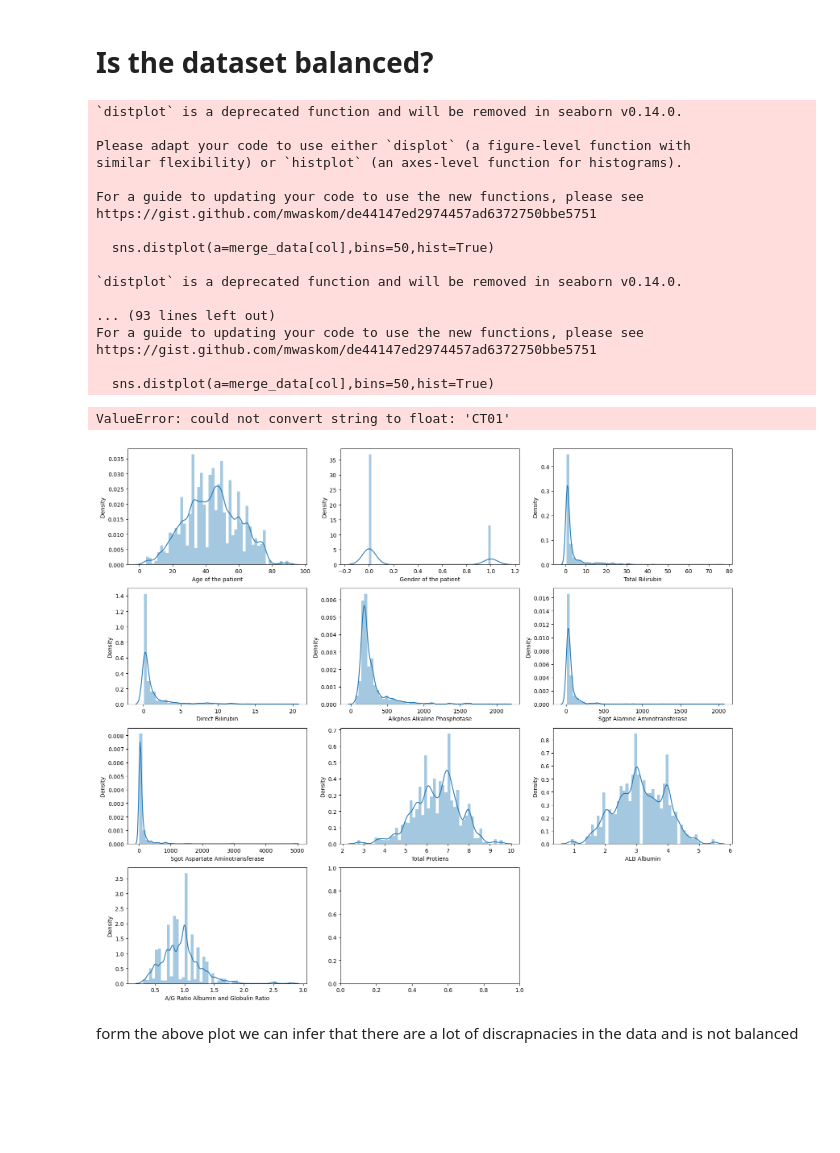
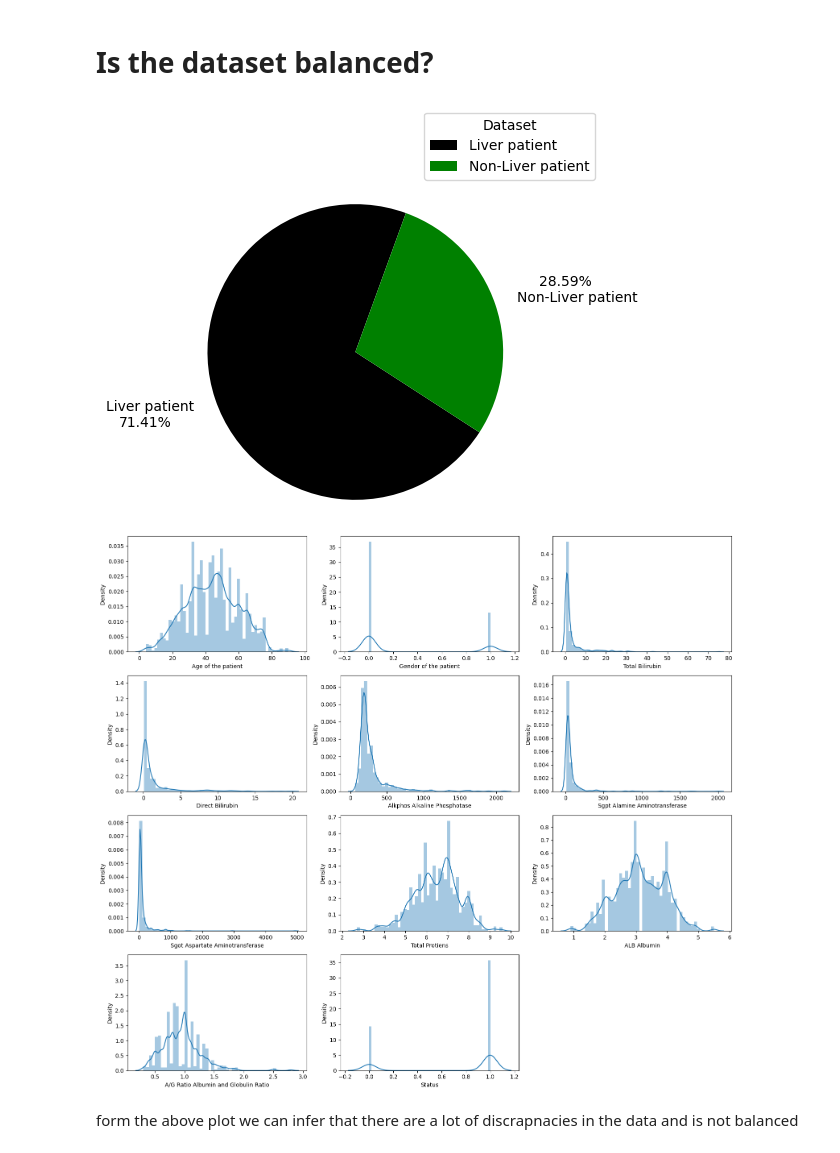
Before and after one commit to swharesh/Capstone-AIacademy, a Jupyter notebook: final.ipynb, the cells around one changed output. Drawn from its saved outputs; the diff is of its cells as text; code cells hidden in the pictures; blank space fills up the shorter version.

```diff
--- a/final.ipynb
+++ b/final.ipynb
@@ -65,32 +67,28 @@ merge_data.loc[merge_data["Gender of the patient"]=="Female","Gender of the pati
 merge_data.loc[merge_data["Gender of the patient"]=="Male","Gender of the patient"]=0
 # %% [markdown]
 # Is the dataset balanced?
+# %%
+fig = plt.figure(figsize=(5,4))
+plt.pie(merge_data['Status'].value_counts(),labels=['Liver patient','Non-Liver patient'],radius=1.2,
+colors = ['black','green'],autopct='%1.2f%%',pctdistance=1.5 ,labeldistance=1.15,startangle =70)
+
+plt.legend(title = 'Dataset',loc='upper right', bbox_to_anchor=(1.3,1.3))
+plt.show()
+# %% [output]
+[figure, added]
+# %%
+numb_col=['Age of the patient', 'Gender of the patient', 'Total Bilirubin',
+       'Direct Bilirubin', 'Alkphos Alkaline Phosphotase',
+       'Sgpt Alamine Aminotransferase', 'Sgot Aspartate Aminotransferase',
+       'Total Protiens', 'ALB Albumin', 'A/G Ratio Albumin and Globulin Ratio','Status']
 # %%
 plt.figure(figsize=(16,14))
-for i,col in enumerate(merge_data.columns):
+for i,col in enumerate(merge_data[numb_col].columns):
     plt.subplot(4,3,i+1)
     sns.distplot(a=merge_data[col],bins=50,hist=True)
     plt.tight_layout()
 # %% [output]
-`distplot` is a deprecated function and will be removed in seaborn v0.14.0.
-
-Please adapt your code to use either `displot` (a figure-level function with
-similar flexibility) or `histplot` (an axes-level function for histograms).
-
-For a guide to updating your code to use the new functions, please see
-https://gist.github.com/mwaskom/de44147ed2974457ad6372750bbe5751
-
-  sns.distplot(a=merge_data[col],bins=50,hist=True)
-
-`distplot` is a deprecated function and will be removed in seaborn v0.14.0.
-
-... (93 lines left out)
-For a guide to updating your code to use the new functions, please see
-https://gist.github.com/mwaskom/de44147ed2974457ad6372750bbe5751
-
-  sns.distplot(a=merge_data[col],bins=50,hist=True)
-ValueError: could not convert string to float: 'CT01'
-[figure, old version]
+[figure, new version]
 # %% [markdown]
 form the above plot we can infer that there are a lot of discrapnacies in the data and is not balanced
 # %%
```
Also changed, not shown: parts of 8 cells of this notebook.
